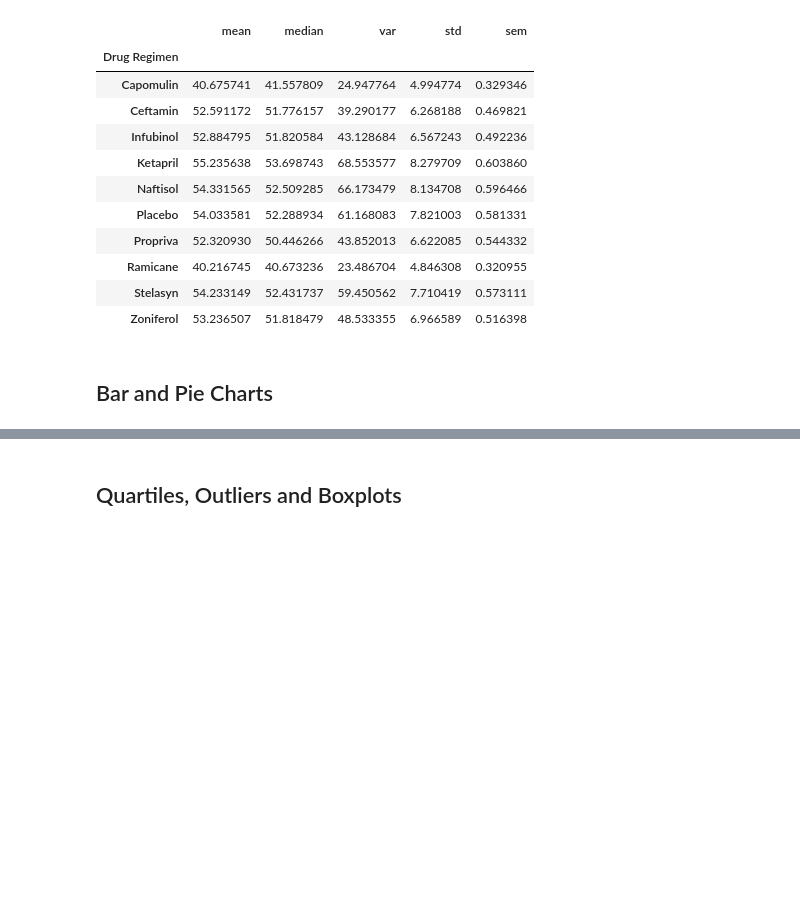
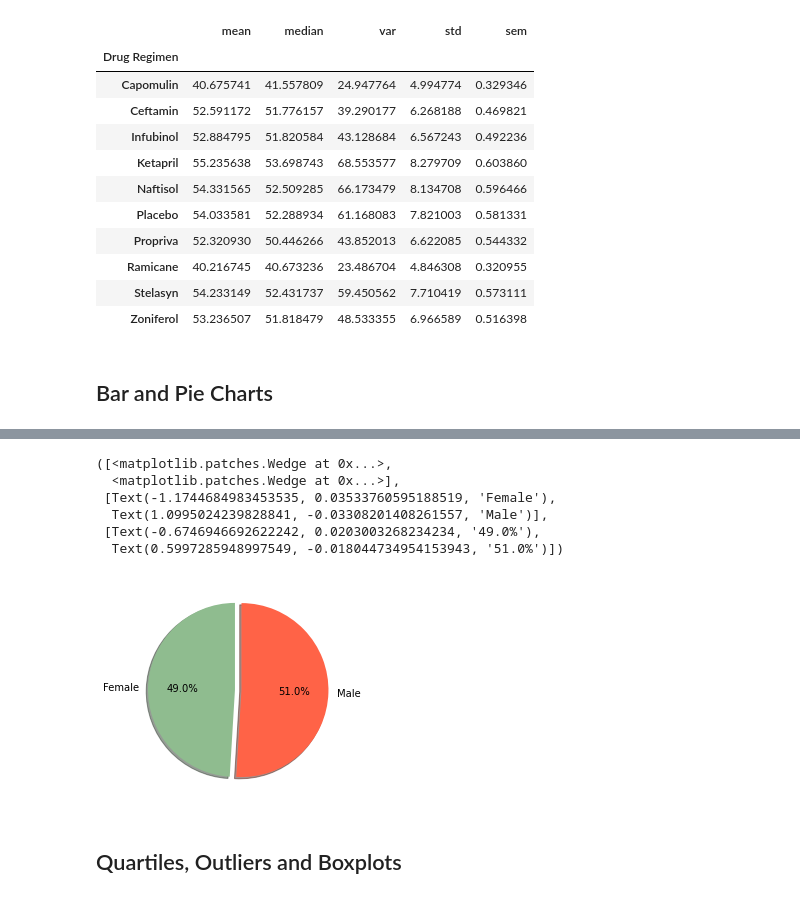
Before and after one commit to njmorr/matplotlib-challenge, a Jupyter notebook: pymaceuticals.ipynb, the cells around one changed output, grey strips where cells are left out. Drawn from its saved outputs; the diff is of its cells as text; code cells hidden in the pictures; blank space fills up the shorter version.

```diff
--- a/pymaceuticals.ipynb
+++ b/pymaceuticals.ipynb
@@ -173,6 +180,22 @@ agg_summary
 # Generate a pie plot showing the distribution of female versus male mice using pandas
 # %%
 # Generate a pie plot showing the distribution of female versus male mice using pyplot
+mice_sex = clean_data.groupby("Sex")
+
+distribution = mice_sex.size()
+labels = ["Female","Male"]
+colors = ["darkseagreen","tomato"]
+explode = (0.075,0)
+
+plt.pie(distribution, explode=explode, labels=labels, colors=colors,autopct="%1.1f%%", shadow=True, startangle = 90)
+# %% [output]
+([<matplotlib.patches.Wedge at 0x...>,
+  <matplotlib.patches.Wedge at 0x...>],
+ [Text(-1.1744684983453535, 0.03533760595188519, 'Female'),
+  Text(1.0995024239828841, -0.03308201408261557, 'Male')],
+ [Text(-0.6746946692622242, 0.0203003268234234, '49.0%'),
+  Text(0.5997285948997549, -0.018044734954153943, '51.0%')])
+[figure, added]
 # %% [markdown]
 ## Quartiles, Outliers and Boxplots
 # %%
```
Also changed, not shown: parts of 1 cell of this notebook.
